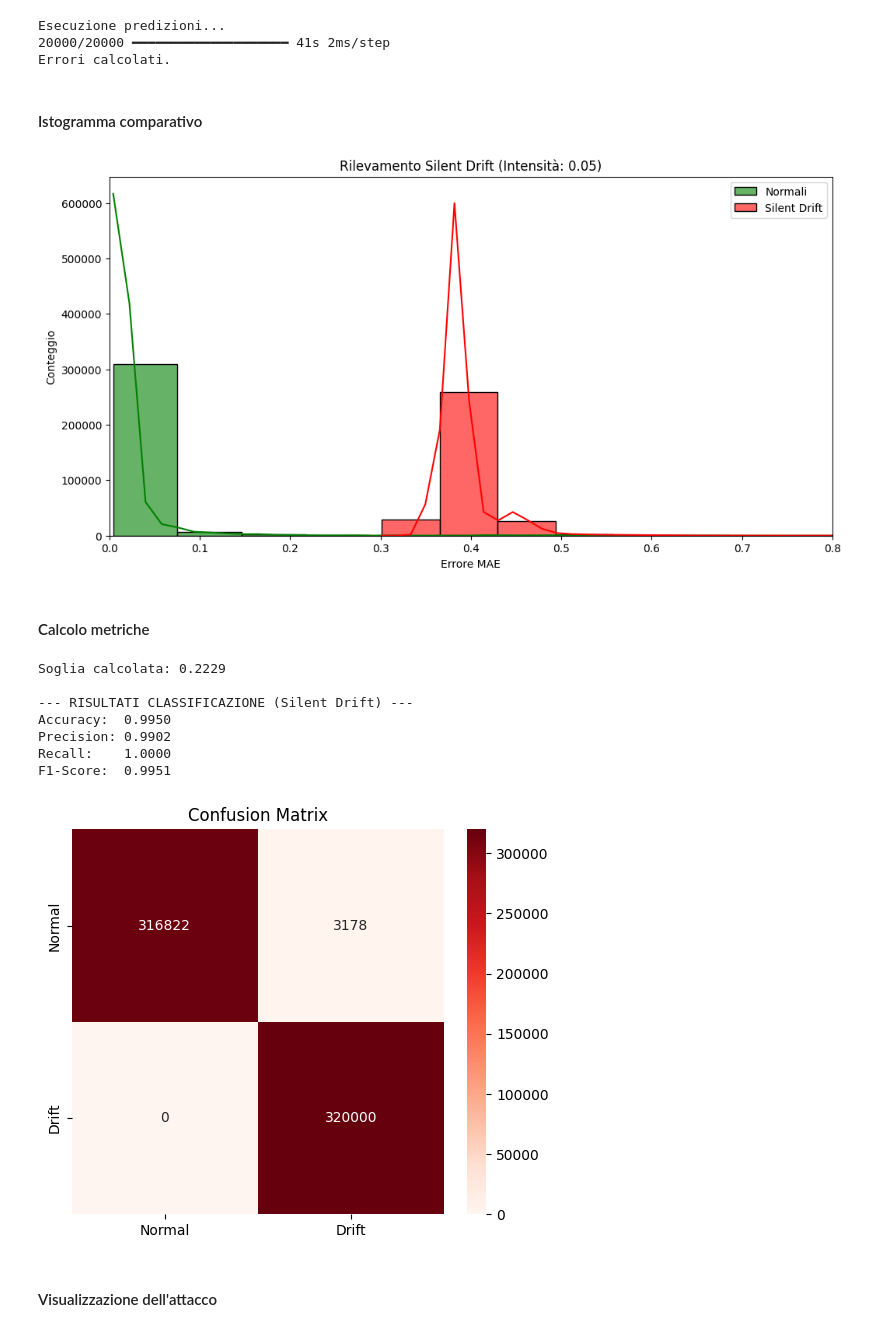
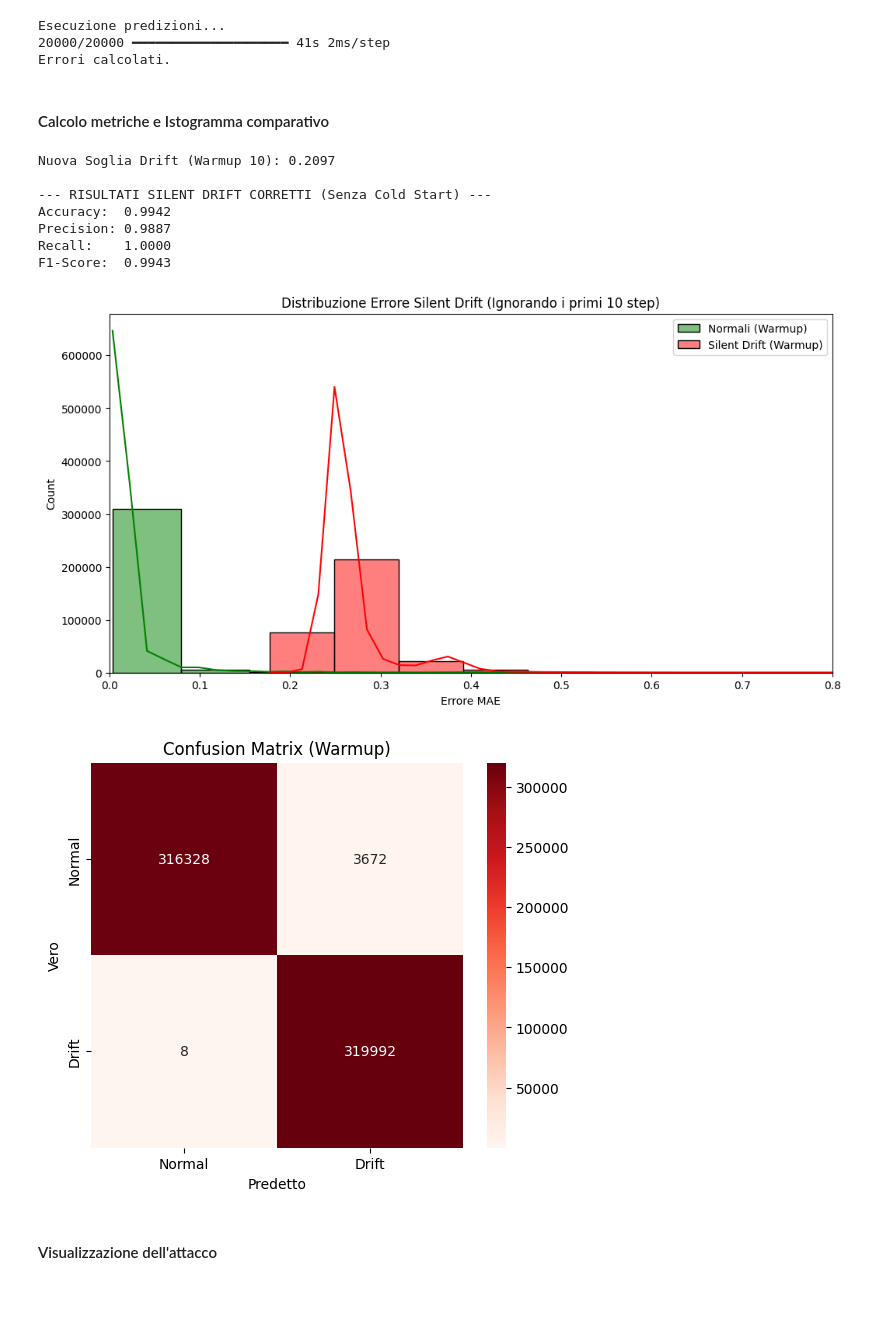
Before and after one commit to LaroccaA/Detecting-Trajectory-Spoofing-Attacks-on-AIS, a Jupyter notebook: Progetto/LSMT/Test_Silent_Drift.ipynb, the cells around one changed output. Drawn from its saved outputs; the diff is of its cells as text; code cells hidden in the pictures; blank space fills up the shorter version.

Commit message:
aggiornamento con warmup

```diff
--- a/Progetto/LSMT/Test_Silent_Drift.ipynb
+++ b/Progetto/LSMT/Test_Silent_Drift.ipynb
@@ -205,51 +205,60 @@ print("Errori calcolati.")
 Esecuzione predizioni...
 20000/20000 ━━━━━━━━━━━━━━━━━━━━ 41s 2ms/step
 Errori calcolati.
-# %% [markdown]
-#### Istogramma comparativo
-# %%
-plt.figure(figsize=(12, 6))
-sns.histplot(mae_per_sample[y_true == 0], color='green', label='Normali', kde=True, bins=50, alpha=0.6)
-sns.histplot(mae_per_sample[y_true == 1], color='red', label='Silent Drift', kde=True, bins=50, alpha=0.6)
-
-plt.xlim(0, 0.8)
-
-plt.title(f"Rilevamento Silent Drift (Intensità: {DRIFT_INTENSITY})")
-plt.xlabel("Errore MAE")
-plt.ylabel("Conteggio")
-plt.legend()
-plt.show()
-# %% [output]
-[figure, removed]
 # %% [markdown]
-#### Calcolo metriche
+#### Calcolo metriche e Istogramma comparativo
 # %%
-errori_normali = mae_per_sample[y_true == 0]
-THRESHOLD = np.mean(errori_normali) + 3 * np.std(errori_normali)
-print(f"Soglia calcolata: {THRESHOLD:.4f}")
 
-y_pred = (mae_per_sample > THRESHOLD).astype(int)
+#Definiamo il periodo di riscaldamento da ignorare
+WARMUP_STEPS = 10
 
-print("\n--- RISULTATI CLASSIFICAZIONE (Silent Drift) ---")
-print(f"Accuracy:  {accuracy_score(y_true, y_pred):.4f}")
-print(f"Precision: {precision_score(y_true, y_pred):.4f}")
-print(f"Recall:    {recall_score(y_true, y_pred):.4f}")
-print(f"F1-Score:  {f1_score(y_true, y_pred):.4f}")
+#Ricalcoliamo l'errore ignorando i primi 10 step
+mae_warmup = np.mean(np.abs(X_test_mixed[:, WARMUP_STEPS:, :] - reconstructions[:, WARMUP_STEPS:, :]), axis=(1, 2))
 
-cm = confusion_matrix(y_true, y_pred)
+#Ricalcoliamo la soglia sui dati normali (filtrati)
+errori_normali_warmup = mae_warmup[y_true == 0]
+THRESHOLD_WARMUP = np.mean(errori_normali_warmup) + 3 * np.std(errori_normali_warmup)
+
+print(f"Nuova Soglia Drift (Warmup {WARMUP_STEPS}): {THRESHOLD_WARMUP:.4f}")
+
+#Classificazione
+y_pred_warmup = (mae_warmup > THRESHOLD_WARMUP).astype(int)
+
+#Risultati
+print("\n--- RISULTATI SILENT DRIFT CORRETTI (Senza Cold Start) ---")
+print(f"Accuracy:  {accuracy_score(y_true, y_pred_warmup):.4f}")
+print(f"Precision: {precision_score(y_true, y_pred_warmup):.4f}")
+print(f"Recall:    {recall_score(y_true, y_pred_warmup):.4f}")
+print(f"F1-Score:  {f1_score(y_true, y_pred_warmup):.4f}")
+
+# Istogramma Pulito
+plt.figure(figsize=(12, 6))
+sns.histplot(mae_warmup[y_true == 0], color='green', label='Normali (Warmup)', kde=True, bins=50, alpha=0.5)
+sns.histplot(mae_warmup[y_true == 1], color='red', label='Silent Drift (Warmup)', kde=True, bins=50, alpha=0.5)
+plt.xlim(0, 0.8)
+plt.title(f"Distribuzione Errore Silent Drift (Ignorando i primi {WARMUP_STEPS} step)")
+plt.xlabel("Errore MAE")
+plt.legend()
+plt.show()
+
+# 7. Matrice di Confusione Aggiornata
+cm = confusion_matrix(y_true, y_pred_warmup)
 plt.figure(figsize=(6, 5))
 sns.heatmap(cm, annot=True, fmt='d', cmap='Reds', xticklabels=['Normal', 'Drift'], yticklabels=['Normal', 'Drift'])
-plt.title("Confusion Matrix")
+plt.title("Confusion Matrix (Warmup)")
+plt.ylabel("Vero")
+plt.xlabel("Predetto")
 plt.show()
 # %% [output]
-Soglia calcolata: 0.2229
+Nuova Soglia Drift (Warmup 10): 0.2097
 
---- RISULTATI CLASSIFICAZIONE (Silent Drift) ---
-Accuracy:  0.9950
-Precision: 0.9902
+--- RISULTATI SILENT DRIFT CORRETTI (Senza Cold Start) ---
+Accuracy:  0.9942
+Precision: 0.9887
 Recall:    1.0000
-F1-Score:  0.9951
+F1-Score:  0.9943
-[figure, old version]
+[figure, new version]
+[figure, added]
 # %% [markdown]
 #### Visualizzazione dell'attacco
 # %%
```
Also changed, not shown: parts of 2 cells of this notebook.
